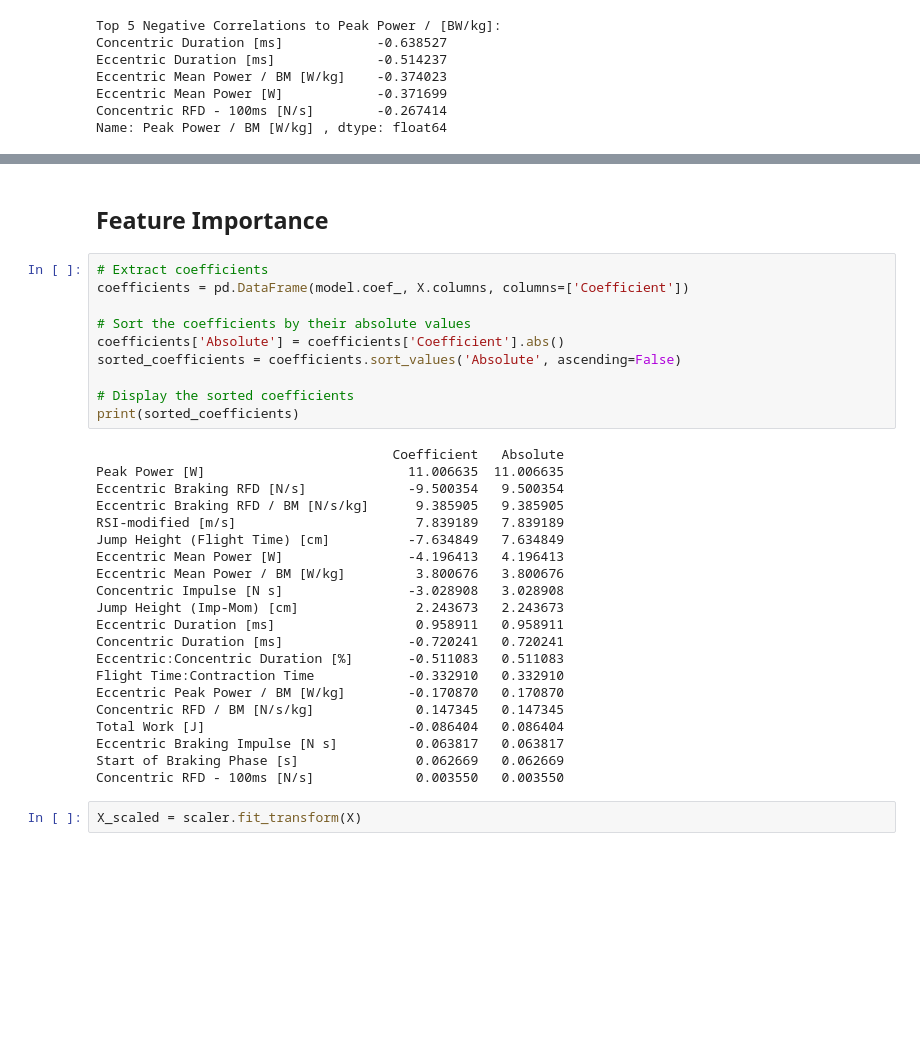
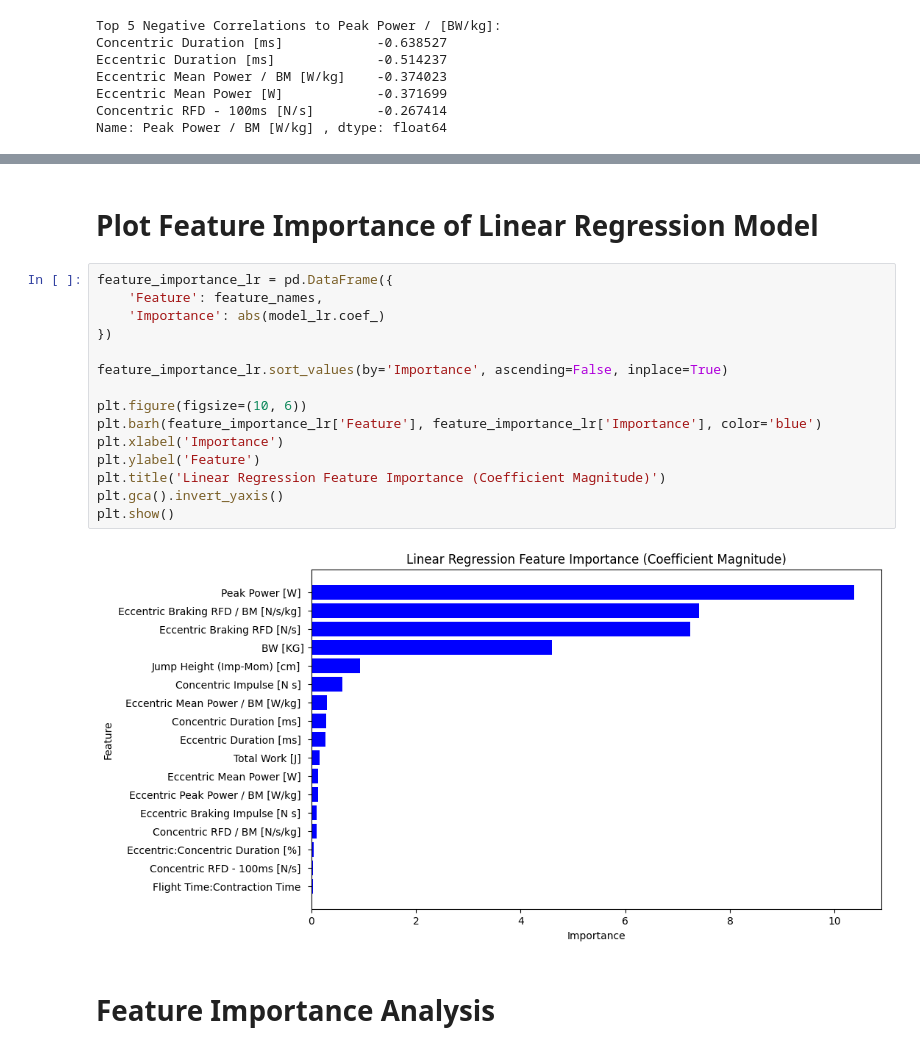
Before and after one commit to G4BE-334/AthletesMachineLearningProject, a Jupyter notebook: MachineLearningProject.ipynb, the cells around one changed output, grey strips where cells are left out. Drawn from its saved outputs; the diff is of its cells as text; blank space fills up the shorter version.

```diff
--- a/MachineLearningProject.ipynb
+++ b/MachineLearningProject.ipynb
@@ -199,35 +228,21 @@ R2 Score: 0.9870693507377349
+# %% [markdown]
+# Plot Feature Importance of Linear Regression Model
+# %%
+feature_importance_lr = pd.DataFrame({
+    'Feature': feature_names,
+    'Importance': abs(model_lr.coef_)
+})
+
+feature_importance_lr.sort_values(by='Importance', ascending=False, inplace=True)
+
+plt.figure(figsize=(10, 6))
+plt.barh(feature_importance_lr['Feature'], feature_importance_lr['Importance'], color='blue')
+plt.xlabel('Importance')
+plt.ylabel('Feature')
+plt.title('Linear Regression Feature Importance (Coefficient Magnitude)')
+plt.gca().invert_yaxis()
+plt.show()
+# %% [output]
+[figure, added]
 # %% [markdown]
-## Feature Importance
+# Feature Importance Analysis
-# %%
-# Extract coefficients
-coefficients = pd.DataFrame(model.coef_, X.columns, columns=['Coefficient'])
-
-# Sort the coefficients by their absolute values
-coefficients['Absolute'] = coefficients['Coefficient'].abs()
-sorted_coefficients = coefficients.sort_values('Absolute', ascending=False)
-
-# Display the sorted coefficients
-print(sorted_coefficients)
-# %% [output]
-                                      Coefficient   Absolute
-Peak Power [W]                          11.006635  11.006635
-Eccentric Braking RFD [N/s]             -9.500354   9.500354
-Eccentric Braking RFD / BM [N/s/kg]      9.385905   9.385905
-RSI-modified [m/s]                       7.839189   7.839189
-Jump Height (Flight Time) [cm]          -7.634849   7.634849
-Eccentric Mean Power [W]                -4.196413   4.196413
-Eccentric Mean Power / BM [W/kg]         3.800676   3.800676
-Concentric Impulse [N s]                -3.028908   3.028908
-Jump Height (Imp-Mom) [cm]               2.243673   2.243673
-Eccentric Duration [ms]                  0.958911   0.958911
-Concentric Duration [ms]                -0.720241   0.720241
-Eccentric:Concentric Duration [%]       -0.511083   0.511083
-Flight Time:Contraction Time            -0.332910   0.332910
-Eccentric Peak Power / BM [W/kg]        -0.170870   0.170870
-Concentric RFD / BM [N/s/kg]             0.147345   0.147345
-Total Work [J]                          -0.086404   0.086404
-Eccentric Braking Impulse [N s]          0.063817   0.063817
-Start of Braking Phase [s]               0.062669   0.062669
-Concentric RFD - 100ms [N/s]             0.003550   0.003550
-# %%
-X_scaled = scaler.fit_transform(X)
```
Also changed, not shown: parts of 20 cells of this notebook.
